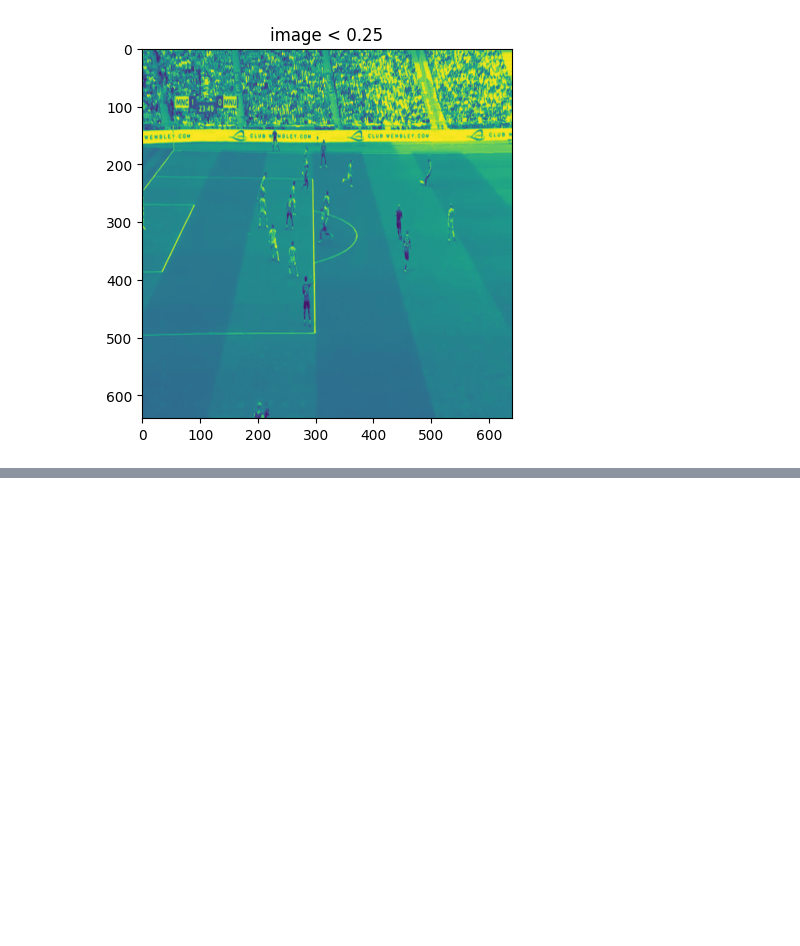
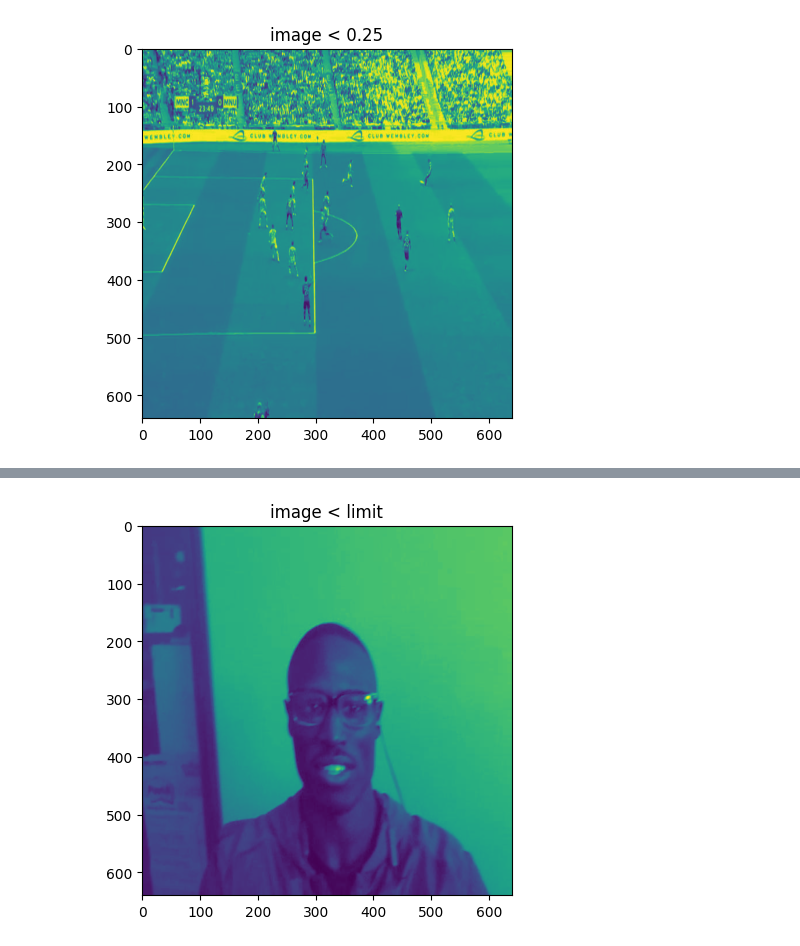
Before and after one commit to Gokul0Krishna/exp, a Jupyter notebook: exp5.ipynb, the cells around one changed output, grey strips where cells are left out. Saved outputs shown, nothing was run; the diff lists cells and outputs as text; code cells hidden in the pictures; blank space fills up the shorter version.

```diff
--- a/exp5.ipynb
+++ b/exp5.ipynb
@@ -219,0 +326,25 @@ for i in image_dir.glob('*.jpg'):
+# %%
+l1,l2=True,True
+import cv2
+import numpy as np
+from pathlib import Path
+image_dir = Path('/content/test/images')
+for i in image_dir.glob('*.jpg'):
+    imga = cv2.imread(i, cv2.IMREAD_GRAYSCALE)
+    img = cv2.resize(imga, (28,28))
+    img = np.array(img, dtype=np.float32) / 255.0
+    img = img.flatten()
+    if l1:
+      if complexity(imga)>upper_bound:
+        plt.imshow(imga)
+        plt.title("image < limit")
+        plt.show()
+        l1=False
+    if l2:
+      if complexity(imga)<lower_bound:
+        plt.imshow(imga)
+        plt.title("image > limit")
+        plt.show()
+        l2=False
+# %% [output]
+[figure, added]
```
Also changed, not shown: parts of 17 cells of this notebook.
